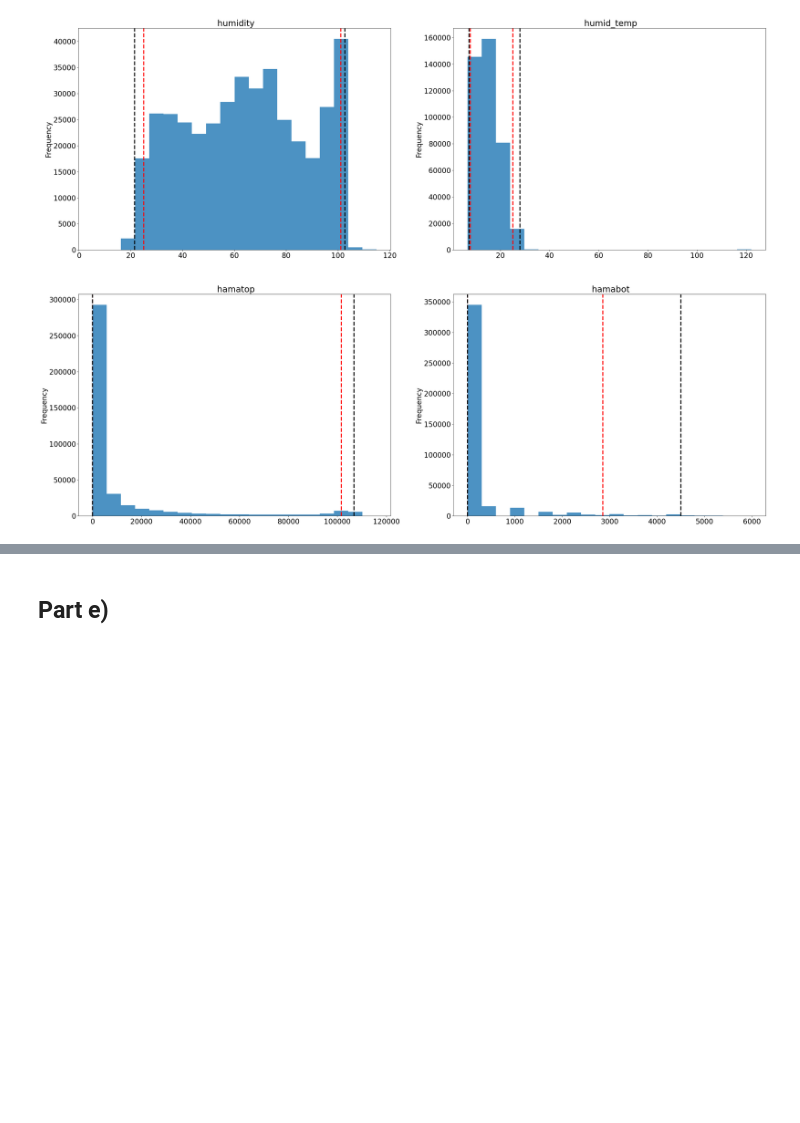
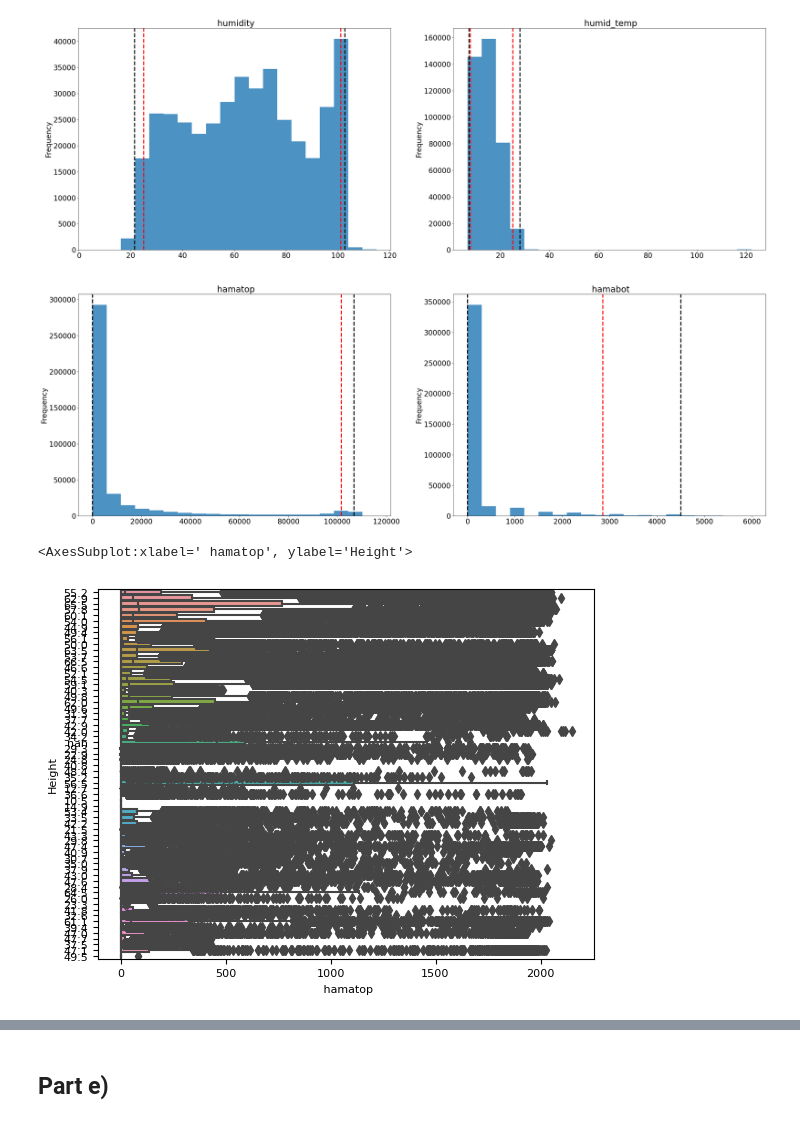
Before and after one commit to WHITSNAK/sta521_proj1, a Jupyter notebook: Data Cleaning Tzehong.ipynb, the cells around one changed output, grey strips where cells are left out. Cells and saved outputs as stored; diff of their text form; code cells hidden in the pictures; blank space fills up the shorter version.

```diff
--- a/Data Cleaning Tzehong.ipynb
+++ b/Data Cleaning Tzehong.ipynb
@@ -292,3 +379,10 @@ for i,var in enumerate(var_list):
 plt.show()
 # %% [output]
 [figure]
+# %%
+plt.rcParams.update({'font.size': 8})
+sns.boxplot(y=sonoma_all_no_outliers['Height'].astype('str'),
+          x=sonoma_all_no_outliers[' hamatop']/54)
+# %% [output]
+<AxesSubplot:xlabel=' hamatop', ylabel='Height'>
+[figure, added]
```
Also changed, not shown: parts of 42 cells of this notebook, 3 other files.
